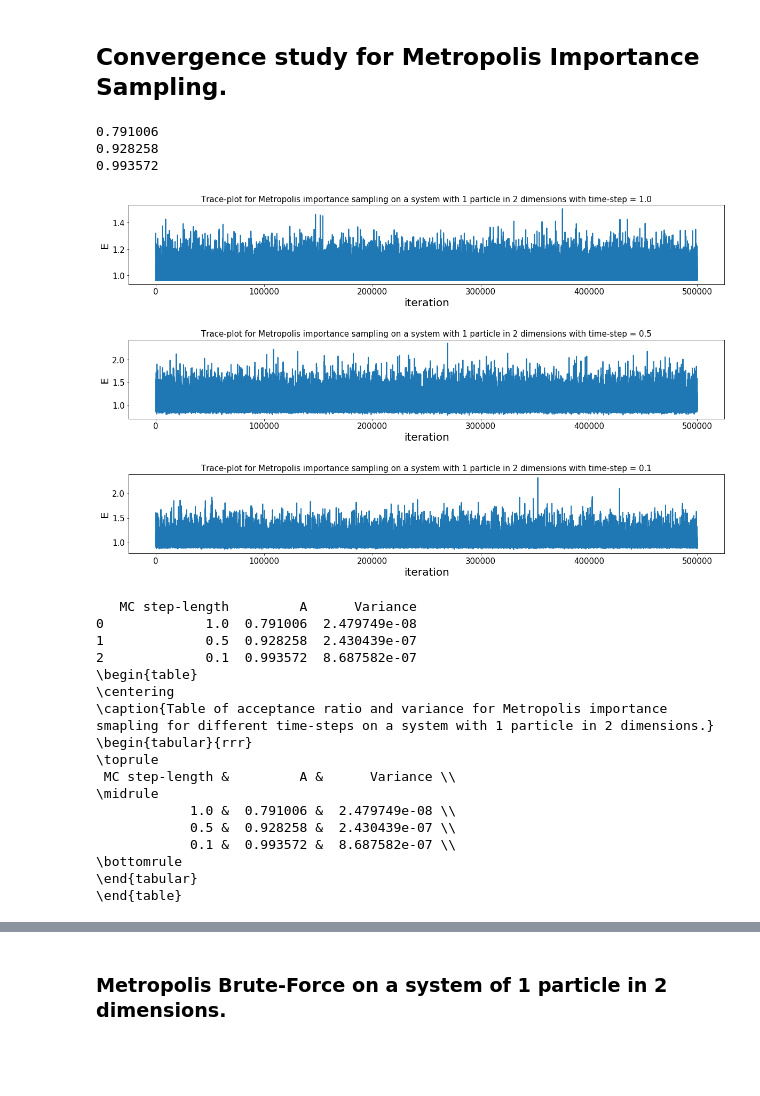
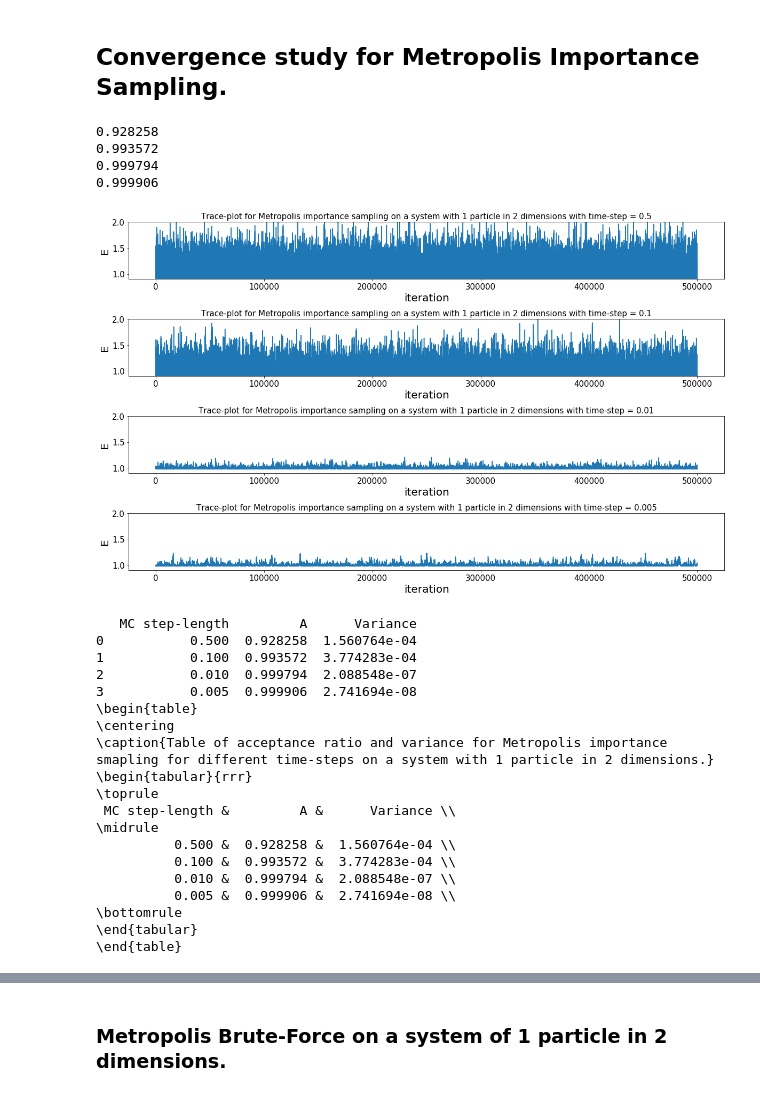
Before and after one commit to MartinKHovden/ComputationalPhysics2, a Jupyter notebook: Project2/non-interacting.ipynb, the cells around one changed output, grey strips where cells are left out. Drawn from its saved outputs; the diff is of its cells as text; code cells hidden in the pictures; blank space fills up the shorter version.

```diff
--- a/Project2/non-interacting.ipynb
+++ b/Project2/non-interacting.ipynb
@@ -44,8 +44,11 @@ for step_length in step_lengths:
     plt.xlabel("iteration")
     plt.ylabel("E")
     plt.plot(e)
+    plt.ylim((0.9, 1.4))
     acceptance_ratios.append(acceptance_ratio(e))
-    variances.append( block(e)[1])
+    len_e = len(e)
+    variances.append( block(e[:int(np.log2(len_e))])[1])
+    print(variances[-1])
 
     i+=1
 
@@ -164,42 +170,45 @@ def acceptance_ratio(e):
     return accepted/length
 
 
-time_steps = [1.0, 0.5, 0.1]
+time_steps = [0.5, 0.1, 0.01, 0.005]
 acceptance_ratios = []
 variances = []
 
 i = 1
 
 for time_step in time_steps:
     e = np.loadtxt("output/MCMC_Runs/interacting_false/MCMC_Runs_metropolis_importance_sampling_num_particles_1_num_dims_2_hidden_2_sigma_1.0_importance_time_step_length_" + str(time_step) + "_num_mc_iterations_500000.txt", skiprows=1)
-    plt.subplot(3,1,i)
+    plt.subplot(int(len(time_steps)),1,i)
     plt.title("Trace-plot for Metropolis importance sampling on a system with 1 particle in 2 dimensions with time-step = " + str(time_step), fontsize = 15)
     plt.xlabel("iteration")
     plt.ylabel("E")
     plt.plot(e)
+    plt.ylim(0.9, 2.0)
     acceptance_ratios.append(acceptance_ratio(e))
-    variances.append( block(e)[1])
+    variances.append( block(e[:int(np.log2(len_e))])[1])
 
     i+=1
 
 plt.subplots_adjust(hspace=0.7)
 plt.savefig("plots/MCMC_Runs_metropolis_importance_sampling_num_particles_1_num_dims_2_hidden_2_sigma_1.0_num_mc_iterations_500000.png")
 
 plt.show()
 
 df = pd.DataFrame({"MC step-length" : time_steps, "A":acceptance_ratios, "Variance": variances})
 print(df)
 cap = "Table of acceptance ratio and variance for Metropolis importance smapling for different time-steps on a system with 1 particle in 2 dimensions."
 print(df.to_latex(index=False,caption = cap))
 # %% [output]
-0.791006
 0.928258
 0.993572
+0.999794
+0.999906
-[figure, old version]
+[figure, new version]
    MC step-length         A      Variance
-0             1.0  0.791006  2.479749e-08
-1             0.5  0.928258  2.430439e-07
-2             0.1  0.993572  8.687582e-07
+0           0.500  0.928258  1.560764e-04
+1           0.100  0.993572  3.774283e-04
+2           0.010  0.999794  2.088548e-07
+3           0.005  0.999906  2.741694e-08
 \begin{table}
 \centering
 \caption{Table of acceptance ratio and variance for Metropolis importance smapling for different time-steps on a system with 1 particle in 2 dimensions.}
@@ -207,9 +216,10 @@ print(df.to_latex(index=False,caption = cap))
 \toprule
  MC step-length &         A &      Variance \\
 \midrule
-            1.0 &  0.791006 &  2.479749e-08 \\
-            0.5 &  0.928258 &  2.430439e-07 \\
-            0.1 &  0.993572 &  8.687582e-07 \\
+          0.500 &  0.928258 &  1.560764e-04 \\
+          0.100 &  0.993572 &  3.774283e-04 \\
+          0.010 &  0.999794 &  2.088548e-07 \\
+          0.005 &  0.999906 &  2.741694e-08 \\
 \bottomrule
 \end{tabular}
 \end{table}
```
Also changed, not shown: parts of 2 cells of this notebook, 9 other files.
